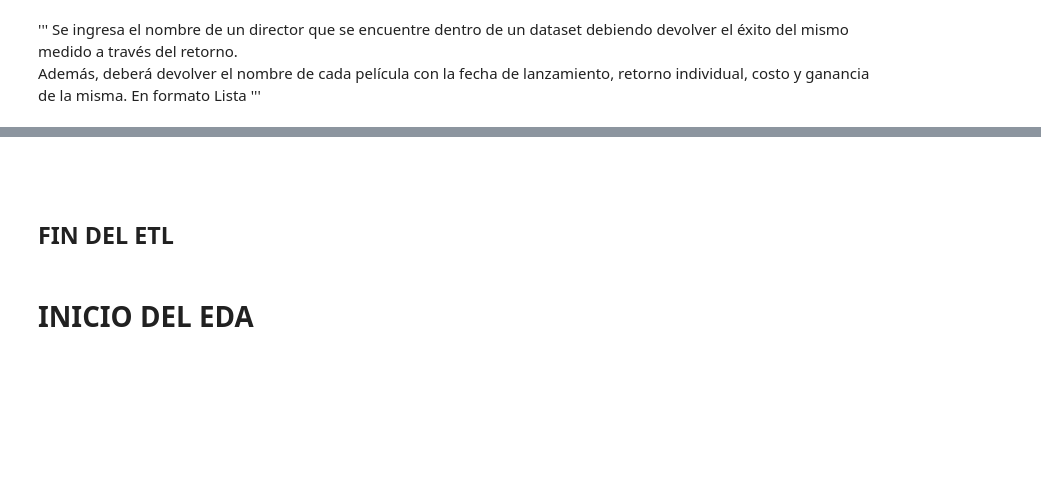
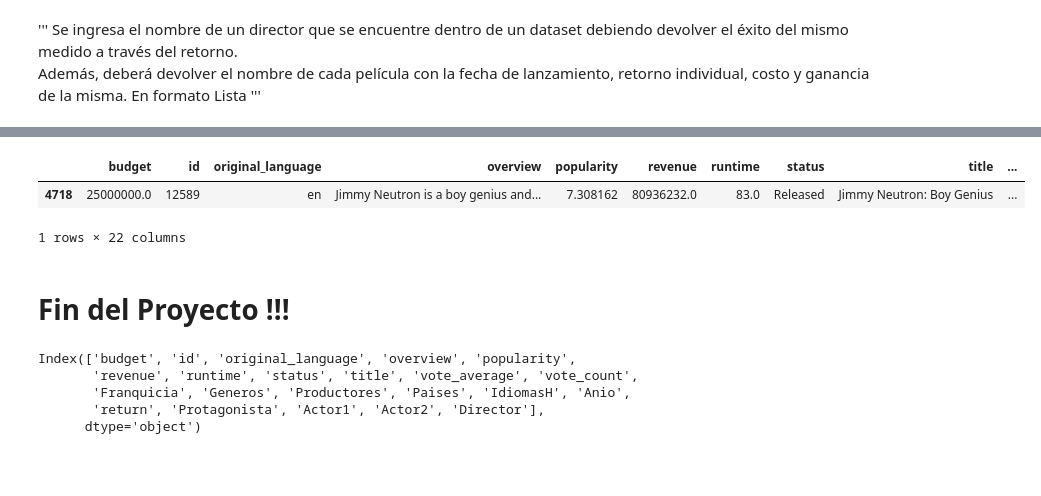
Before and after one commit to lesmengp/PI_ML_OPS, a Jupyter notebook: PI01.ipynb, the cells around one changed output, grey strips where cells are left out. Drawn from its saved outputs; the diff is of its cells as text; code cells hidden in the pictures; blank space fills up the shorter version.

```diff
--- a/PI01.ipynb
+++ b/PI01.ipynb
@@ -1121,0 +2062,5 @@ df_credits.loc[0][1]
+# %%
+### Se procede a eliminar las 5 columnas desanidadas y la columna 'release_date':
+df_movies.drop(columns=['belongs_to_collection', 'genres', 'production_companies', 'production_countries', 'spoken_languages', 'release_date' ], inplace=True)
+
+df_movies.columns
@@ -1121,0 +2079,5 @@ df_credits.loc[0][1]
+# %%
+### Se procede a eliminar las 5 columnas desanidadas y la columna 'release_date':
+df_credits.drop(columns=['cast', 'crew'], inplace=True)
+
+df_credits.columns
@@ -1121,0 +2156,12 @@ df_credits.loc[0][1]
+# %%
+### Se resetean los indices de los dos Dataset, dado las modificaciones que se han realizado.
+df_movies.reset_index(drop=True, inplace=True)
+df_credits.reset_index(drop=True, inplace=True)
+
+### Se lleva en ambas columnas el tipo de codigo de la película 'id' a ent64 para facilitar el merge:
+df_credits['id'] = df_credits['id'].astype('int64')
+df_movies['id'] = df_movies['id'].astype('int64')
+
+### Se procede a realizar el merge entre los dos dataframes:
+df_movies_JOIN = pd.merge(df_movies, df_credits, on='id')
+df_movies_JOIN.columns
@@ -1816,6 +2709,18 @@ print(Respuesta)
+# %%
+df_movies_JOIN[df_movies_JOIN['title'] == 'Jimmy Neutron: Boy Genius']
+# %% [output]
+|  | budget | id | original_language | overview | popularity | revenue | runtime | status | title | ... |
+| 4718 | 25000000.0 | 12589 | en | Jimmy Neutron is a boy genius and... | 7.308162 | 80936232.0 | 83.0 | Released | Jimmy Neutron: Boy Genius | ... |
+1 rows × 22 columns
+# %% [markdown]
+# Fin del Proyecto !!!
+# %%
+df_movies_JOIN.columns
+# %% [output]
+Index(['budget', 'id', 'original_language', 'overview', 'popularity',
+       'revenue', 'runtime', 'status', 'title', 'vote_average', 'vote_count',
+       'Franquicia', 'Generos', 'Productores', 'Paises', 'IdiomasH', 'Anio',
+       'return', 'Protagonista', 'Actor1', 'Actor2', 'Director'],
+      dtype='object')
 # %% [markdown]
 ###
-# %% [markdown]
-## FIN DEL ETL
-# %% [markdown]
-# INICIO DEL EDA
```
Also changed, not shown: parts of 435 cells of this notebook, 5 other files.
